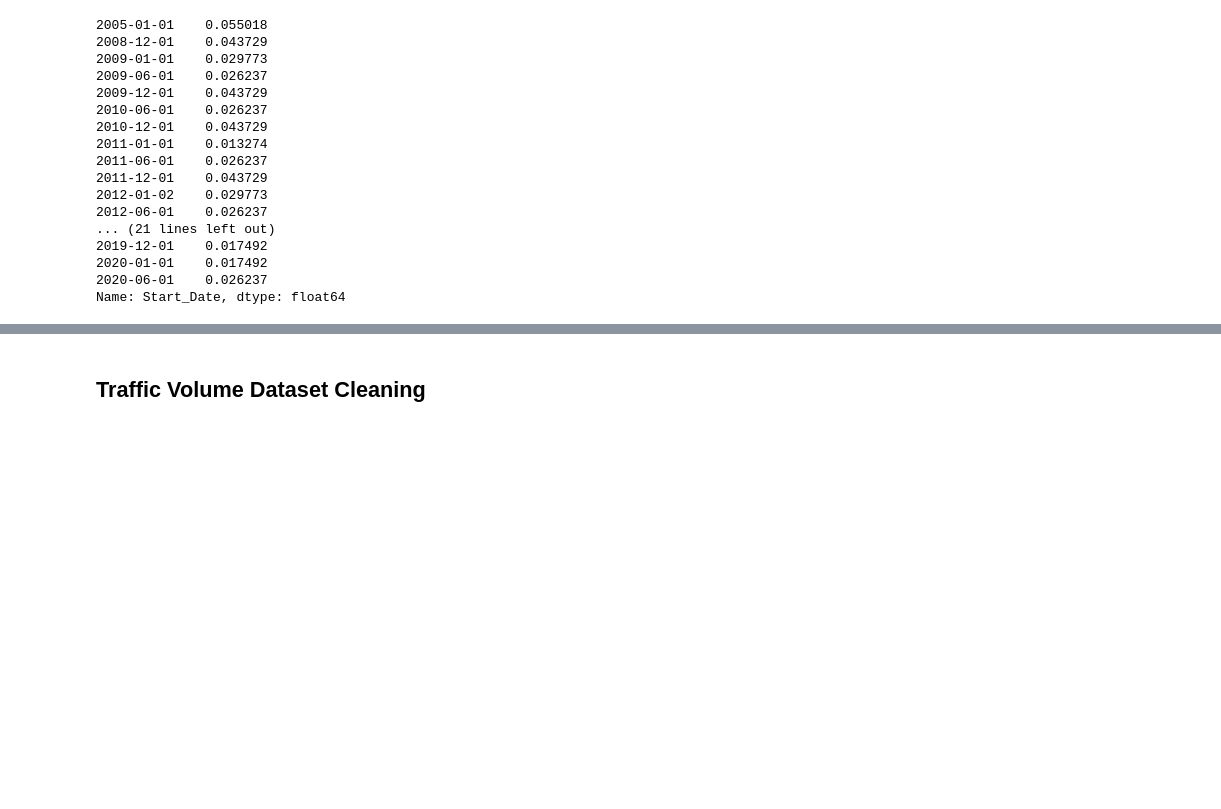
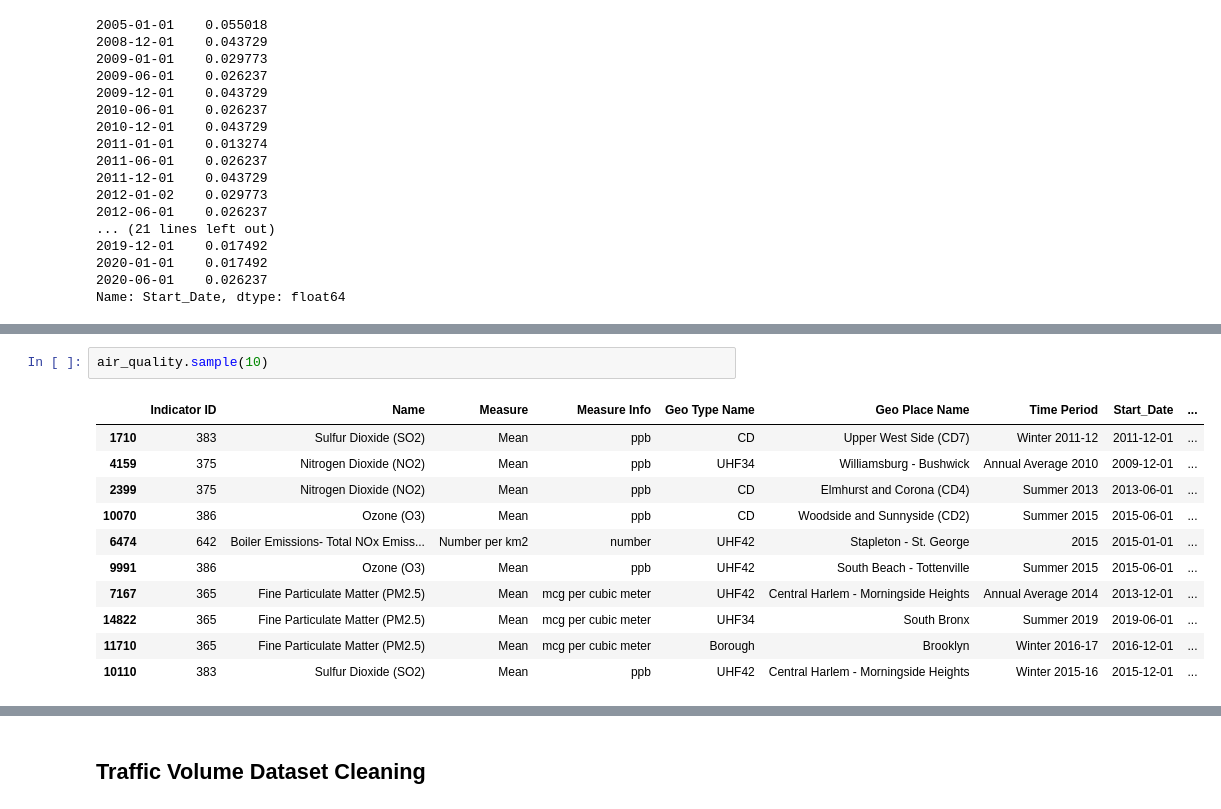
Before and after one commit to daniel-a-r/ccny_data_science_project, a Jupyter notebook: data_science_project.ipynb, the cells around one changed output, grey strips where cells are left out. Cells and saved outputs as stored; diff of their text form; blank space fills up the shorter version.

```diff
--- a/data_science_project.ipynb
+++ b/data_science_project.ipynb
@@ -311,0 +412,14 @@ Name: Start_Date, dtype: float64
+# %%
+air_quality.sample(10)
+# %% [output]
+|  | Indicator ID | Name | Measure | Measure Info | Geo Type Name | Geo Place Name | Time Period | Start_Date | ... |
+| 1710 | 383 | Sulfur Dioxide (SO2) | Mean | ppb | CD | Upper West Side (CD7) | Winter 2011-12 | 2011-12-01 | ... |
+| 4159 | 375 | Nitrogen Dioxide (NO2) | Mean | ppb | UHF34 | Williamsburg - Bushwick | Annual Average 2010 | 2009-12-01 | ... |
+| 2399 | 375 | Nitrogen Dioxide (NO2) | Mean | ppb | CD | Elmhurst and Corona (CD4) | Summer 2013 | 2013-06-01 | ... |
+| 10070 | 386 | Ozone (O3) | Mean | ppb | CD | Woodside and Sunnyside (CD2) | Summer 2015 | 2015-06-01 | ... |
+| 6474 | 642 | Boiler Emissions- Total NOx Emiss... | Number per km2 | number | UHF42 | Stapleton - St. George | 2015 | 2015-01-01 | ... |
+| 9991 | 386 | Ozone (O3) | Mean | ppb | UHF42 | South Beach - Tottenville | Summer 2015 | 2015-06-01 | ... |
+| 7167 | 365 | Fine Particulate Matter (PM2.5) | Mean | mcg per cubic meter | UHF42 | Central Harlem - Morningside Heights | Annual Average 2014 | 2013-12-01 | ... |
+| 14822 | 365 | Fine Particulate Matter (PM2.5) | Mean | mcg per cubic meter | UHF34 | South Bronx | Summer 2019 | 2019-06-01 | ... |
+| 11710 | 365 | Fine Particulate Matter (PM2.5) | Mean | mcg per cubic meter | Borough | Brooklyn | Winter 2016-17 | 2016-12-01 | ... |
+| 10110 | 383 | Sulfur Dioxide (SO2) | Mean | ppb | UHF42 | Central Harlem - Morningside Heights | Winter 2015-16 | 2015-12-01 | ... |
```
Also changed, not shown: parts of 30 cells of this notebook.
